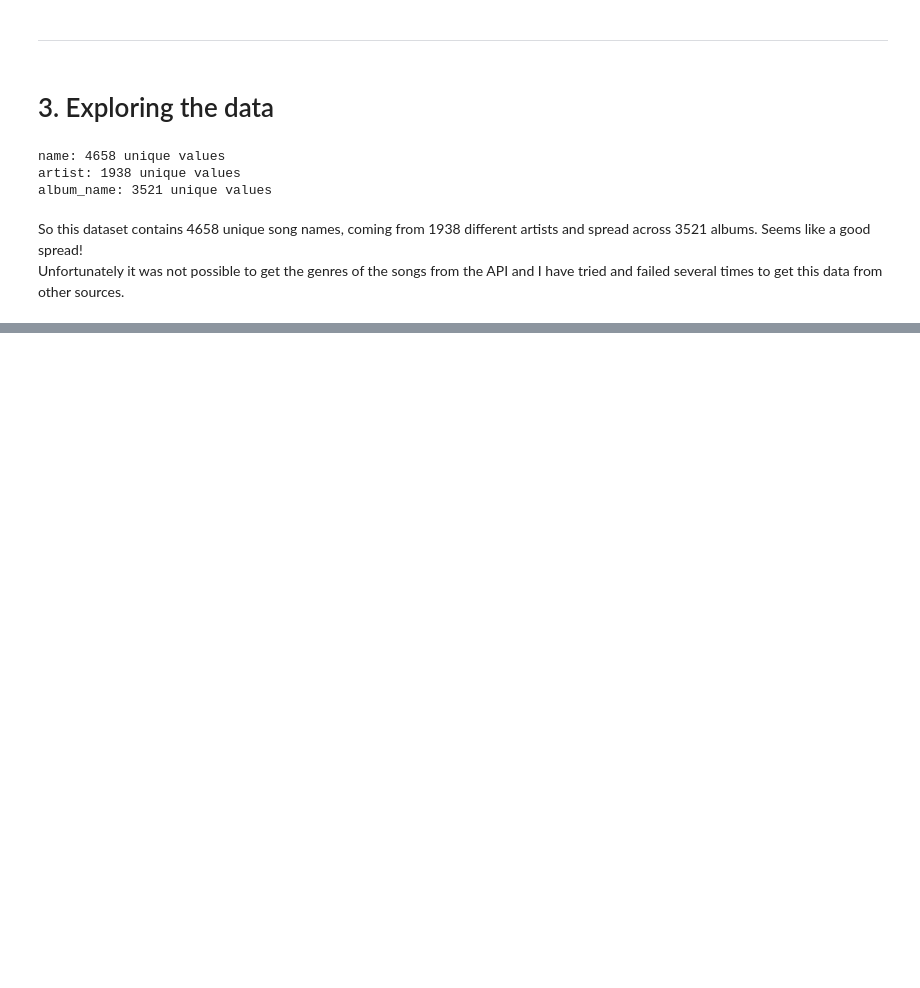
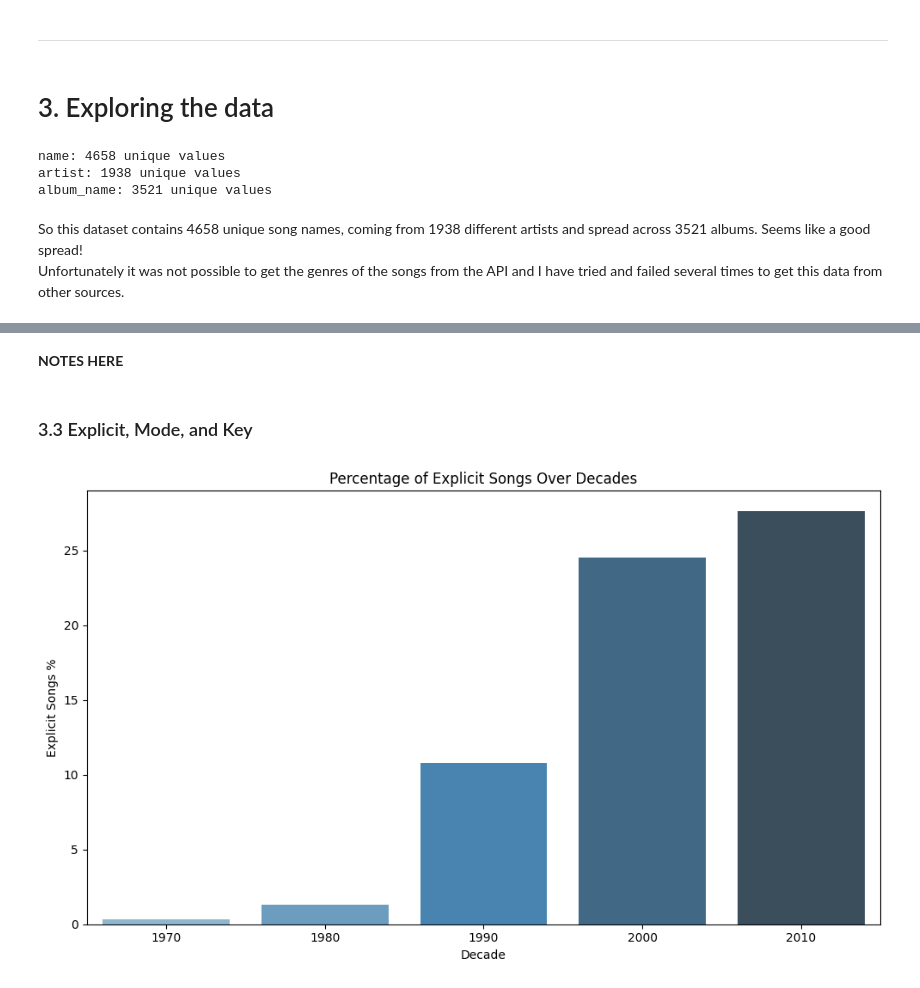
Before and after one commit to joelbit33/hit-songs-analysis, a Jupyter notebook: analysis/analysis.ipynb, the cells around one changed output, grey strips where cells are left out. Saved outputs shown, nothing was run; the diff lists cells and outputs as text; code cells hidden in the pictures; blank space fills up the shorter version.

```diff
--- a/analysis/analysis.ipynb
+++ b/analysis/analysis.ipynb
@@ -146,0 +192,31 @@ plt.show()
+# %% [markdown]
+**NOTES HERE**
+# %% [markdown]
+### 3.3 Explicit, Mode, and Key
+# %%
+# set decades instead of years (cleaner)
+decades = (df['year'] // 10) * 10
+
+# filter dataframe for explicit songs, count for every decade
+explicit_counts = df[df['explicit']].groupby(decades).size() # will only store True values
+
+# set percentage
+total_counts = df.groupby(decades).size()
+explicit_counts_percentage = (explicit_counts / total_counts) * 100
+
+# convert series to df
+df_percentage = explicit_counts_percentage.reset_index()
+df_percentage.columns = ['Decade', 'Explicit Percentage']
+
+# barplot of explicit percentage
+plt.figure(figsize=(10, 6))
+sns.barplot(x='Decade', y='Explicit Percentage', data=df_percentage, palette="Blues_d")
+
+plt.title('Percentage of Explicit Songs Over Decades')
+plt.ylabel('Explicit Songs %')
+plt.xlabel('Decade')
+
+plt.tight_layout()
+plt.show()
+# %% [output]
+[figure, added]
```
Also changed, not shown: parts of 8 cells of this notebook.
